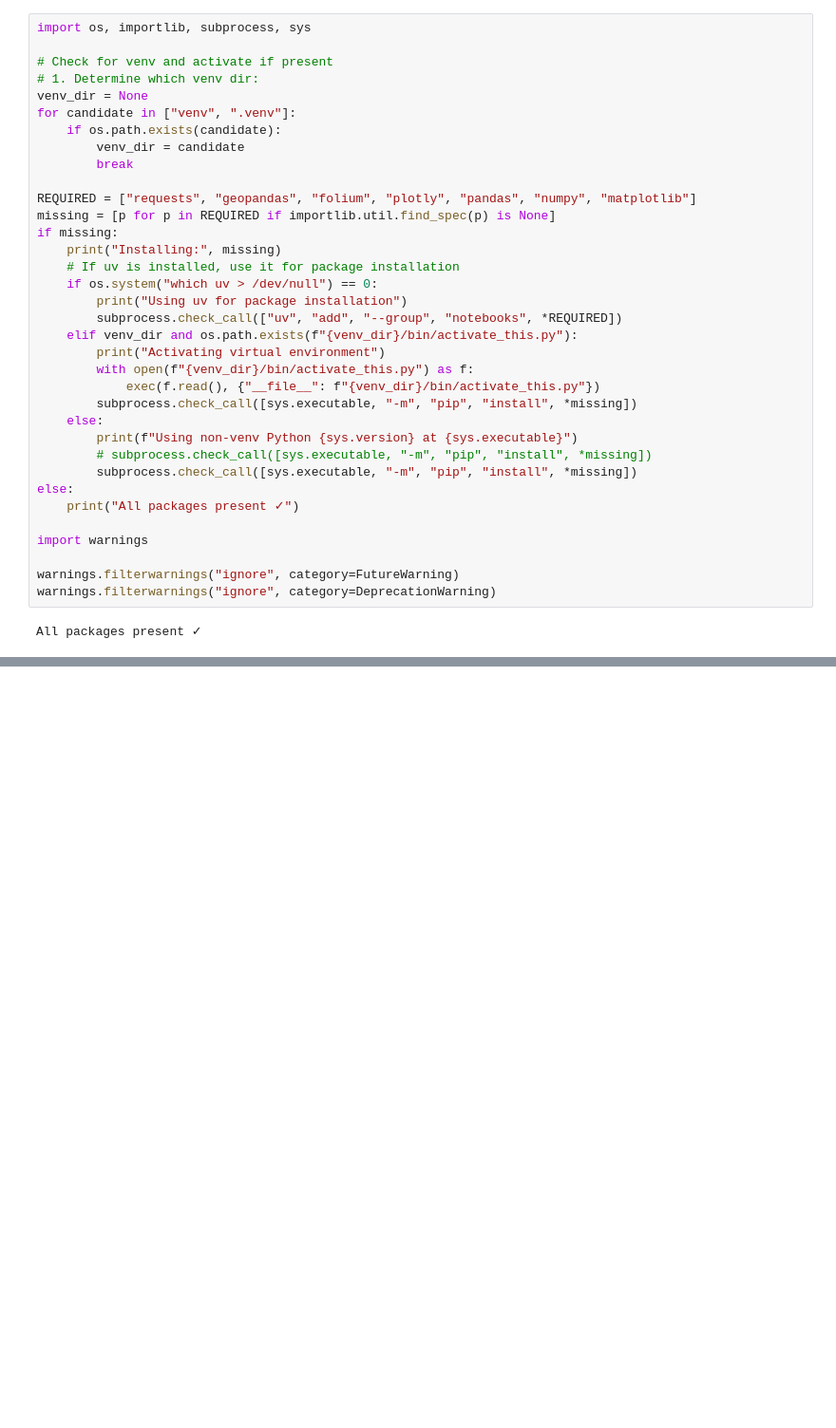
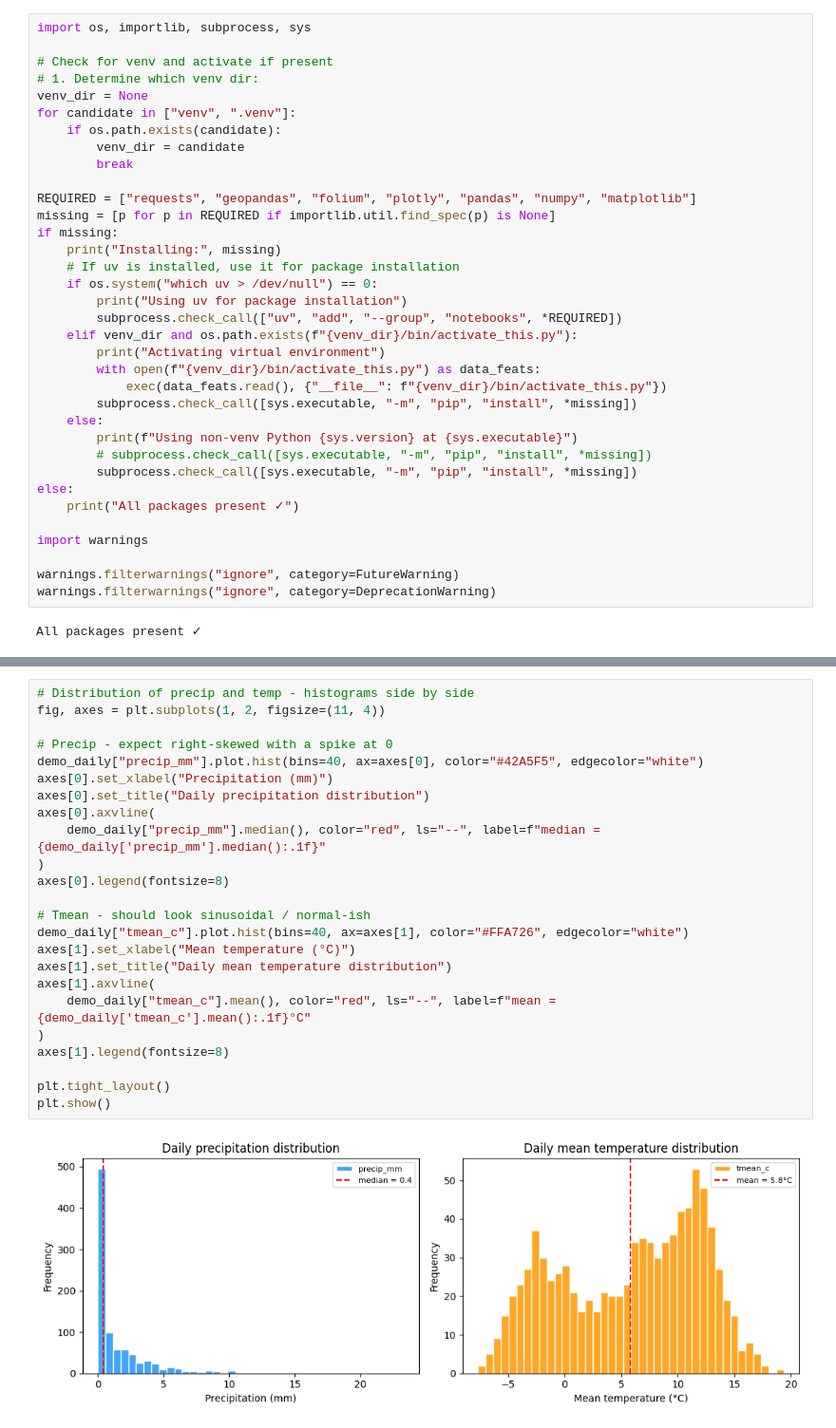
Before and after one commit to zhittsova/agri-weather-yield-drivers, a Jupyter notebook: notebooks/explore-data-sources.ipynb, the cells around one changed output, grey strips where cells are left out. Shown at 95% size. Cells and saved outputs as stored; diff of their text form; blank space fills up the shorter version.

Commit message:
chore: do first data exploration

```diff
--- a/notebooks/explore-data-sources.ipynb
+++ b/notebooks/explore-data-sources.ipynb
@@ -21,8 +38,8 @@ if missing:
         subprocess.check_call(["uv", "add", "--group", "notebooks", *REQUIRED])
     elif venv_dir and os.path.exists(f"{venv_dir}/bin/activate_this.py"):
         print("Activating virtual environment")
-        with open(f"{venv_dir}/bin/activate_this.py") as f:
-            exec(f.read(), {"__file__": f"{venv_dir}/bin/activate_this.py"})
+        with open(f"{venv_dir}/bin/activate_this.py") as data_feats:
+            exec(data_feats.read(), {"__file__": f"{venv_dir}/bin/activate_this.py"})
         subprocess.check_call([sys.executable, "-m", "pip", "install", *missing])
     else:
         print(f"Using non-venv Python {sys.version} at {sys.executable}")
@@ -56,0 +717,26 @@ folium 0.20.0
+# %%
+# Distribution of precip and temp - histograms side by side
+fig, axes = plt.subplots(1, 2, figsize=(11, 4))
+
+# Precip - expect right-skewed with a spike at 0
+demo_daily["precip_mm"].plot.hist(bins=40, ax=axes[0], color="#42A5F5", edgecolor="white")
+axes[0].set_xlabel("Precipitation (mm)")
+axes[0].set_title("Daily precipitation distribution")
+axes[0].axvline(
+    demo_daily["precip_mm"].median(), color="red", ls="--", label=f"median = {demo_daily['precip_mm'].median():.1f}"
+)
+axes[0].legend(fontsize=8)
+
+# Tmean - should look sinusoidal / normal-ish
+demo_daily["tmean_c"].plot.hist(bins=40, ax=axes[1], color="#FFA726", edgecolor="white")
+axes[1].set_xlabel("Mean temperature (°C)")
+axes[1].set_title("Daily mean temperature distribution")
+axes[1].axvline(
+    demo_daily["tmean_c"].mean(), color="red", ls="--", label=f"mean = {demo_daily['tmean_c'].mean():.1f}°C"
+)
+axes[1].legend(fontsize=8)
+
+plt.tight_layout()
+plt.show()
+# %% [output]
+[figure, added]
```
Also changed, not shown: parts of 82 cells of this notebook.
